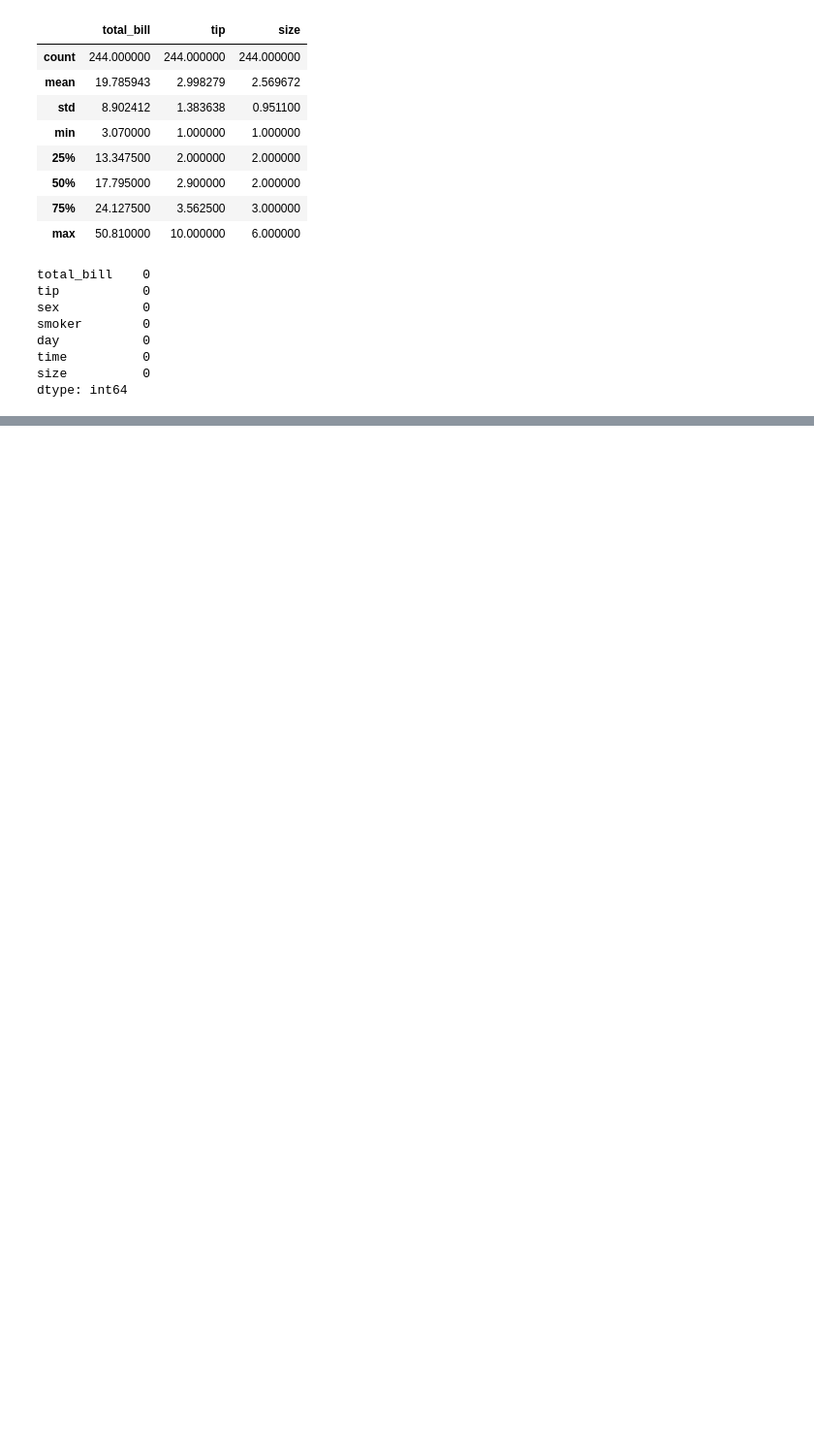
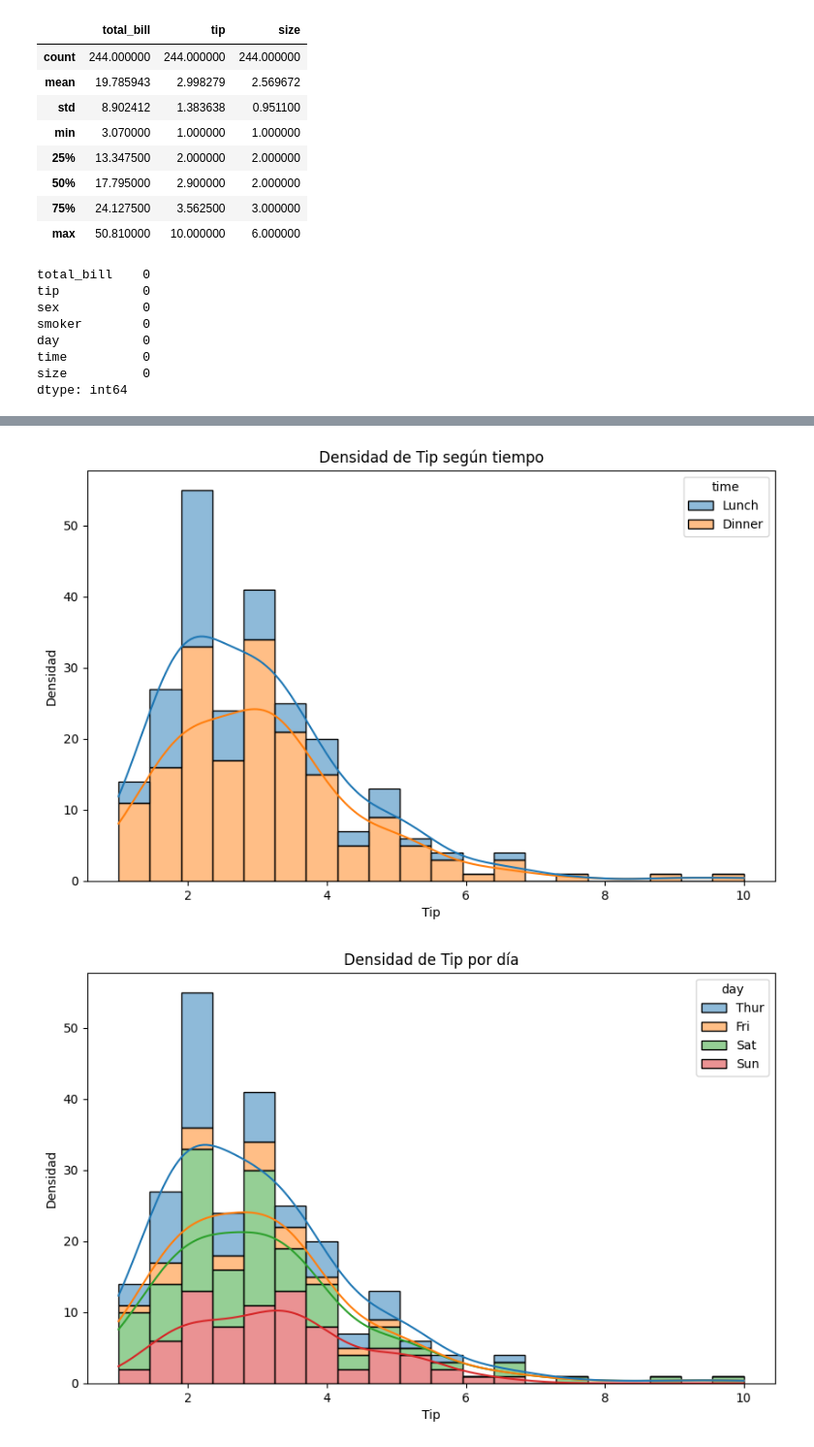
Before and after one commit to DanyHidalgo/Tarea-1---EML, a Jupyter notebook: Tarea1.3.ipynb, the cells around one changed output, grey strips where cells are left out. Shown: that part at 97% size. Cells and saved outputs as stored; diff of their text form; code cells hidden in the pictures; blank space fills up the shorter version.

```diff
--- a/Tarea1.3.ipynb
+++ b/Tarea1.3.ipynb
@@ -81,0 +144,19 @@ dtype: int64
+# %%
+# Histogramas por categoría (análisis de tips)
+
+plt.figure(figsize=(10, 6))
+sns.histplot(df, x='tip', hue='time', bins=20, kde=True, multiple="stack")
+plt.title('Densidad de Tip según tiempo')
+plt.xlabel('Tip')
+plt.ylabel('Densidad')
+plt.show()
+
+plt.figure(figsize=(10, 6))
+sns.histplot(df, x='tip', hue='day', bins=20, kde=True, multiple="stack")
+plt.title('Densidad de Tip por día')
+plt.xlabel('Tip')
+plt.ylabel('Densidad')
+plt.show()
+# %% [output]
+[figure, added]
+[figure, added]
```
Also changed, not shown: parts of 15 cells of this notebook.
